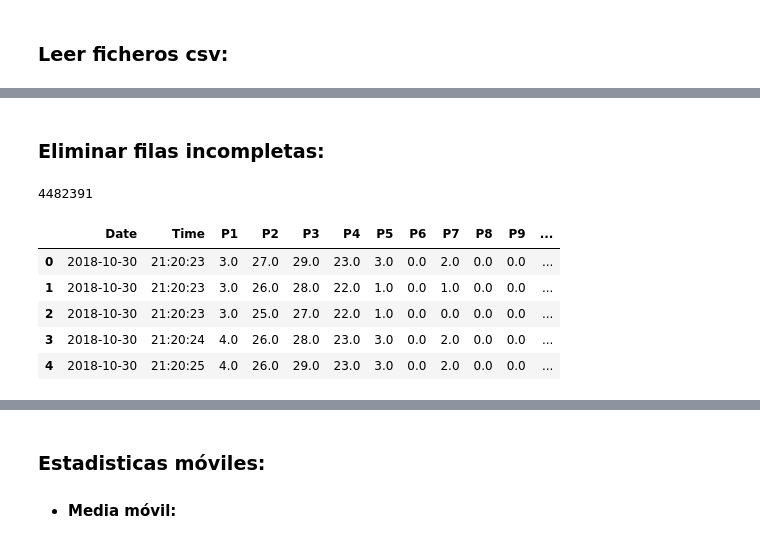
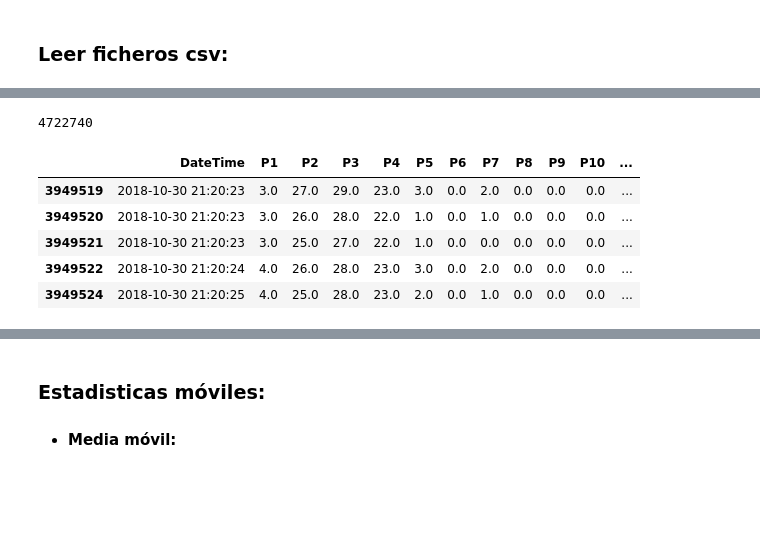
Before and after one commit to aliciaolivaresgil/TFG-SmartBeds, a Jupyter notebook: src/Estadisticas Moviles.ipynb, the cells around one changed output, grey strips where cells are left out. Cells and saved outputs as stored; diff of their text form; code cells hidden in the pictures; blank space fills up the shorter version.

```diff
--- a/src/Estadisticas Moviles.ipynb
+++ b/src/Estadisticas Moviles.ipynb
@@ -50,14 +13,21 @@ datos2.head()
-# %% [markdown]
-### Eliminar filas incompletas:
-# %%
-datos3 = datos2.dropna()
-print(len(datos3))
-datos3.head()
-# %% [output]
-4482391
-|  | Date | Time | P1 | P2 | P3 | P4 | P5 | P6 | P7 | P8 | P9 | ... |
-| 0 | 2018-10-30 | 21:20:23 | 3.0 | 27.0 | 29.0 | 23.0 | 3.0 | 0.0 | 2.0 | 0.0 | 0.0 | ... |
-| 1 | 2018-10-30 | 21:20:23 | 3.0 | 26.0 | 28.0 | 22.0 | 1.0 | 0.0 | 1.0 | 0.0 | 0.0 | ... |
-| 2 | 2018-10-30 | 21:20:23 | 3.0 | 25.0 | 27.0 | 22.0 | 1.0 | 0.0 | 0.0 | 0.0 | 0.0 | ... |
-| 3 | 2018-10-30 | 21:20:24 | 4.0 | 26.0 | 28.0 | 23.0 | 3.0 | 0.0 | 2.0 | 0.0 | 0.0 | ... |
-| 4 | 2018-10-30 | 21:20:25 | 4.0 | 26.0 | 29.0 | 23.0 | 3.0 | 0.0 | 2.0 | 0.0 | 0.0 | ... |
+# %%
+import loadData as ld
+
+path =r'../data/'
+
+datos = ld.load(path)
+datos = ld.preprocess(datos)
+
+#añadir target
+datos = ld.newSeizure(datos, '2018-11-10 3:30:00', 60*20)
+
+print(len(datos))
+datos.head()
+# %% [output]
+4722740
+|  | DateTime | P1 | P2 | P3 | P4 | P5 | P6 | P7 | P8 | P9 | P10 | ... |
+| 3949519 | 2018-10-30 21:20:23 | 3.0 | 27.0 | 29.0 | 23.0 | 3.0 | 0.0 | 2.0 | 0.0 | 0.0 | 0.0 | ... |
+| 3949520 | 2018-10-30 21:20:23 | 3.0 | 26.0 | 28.0 | 22.0 | 1.0 | 0.0 | 1.0 | 0.0 | 0.0 | 0.0 | ... |
+| 3949521 | 2018-10-30 21:20:23 | 3.0 | 25.0 | 27.0 | 22.0 | 1.0 | 0.0 | 0.0 | 0.0 | 0.0 | 0.0 | ... |
+| 3949522 | 2018-10-30 21:20:24 | 4.0 | 26.0 | 28.0 | 23.0 | 3.0 | 0.0 | 2.0 | 0.0 | 0.0 | 0.0 | ... |
+| 3949524 | 2018-10-30 21:20:25 | 4.0 | 25.0 | 28.0 | 23.0 | 2.0 | 0.0 | 1.0 | 0.0 | 0.0 | 0.0 | ... |
```
Also changed, not shown: parts of 18 cells of this notebook, 3 other files.
